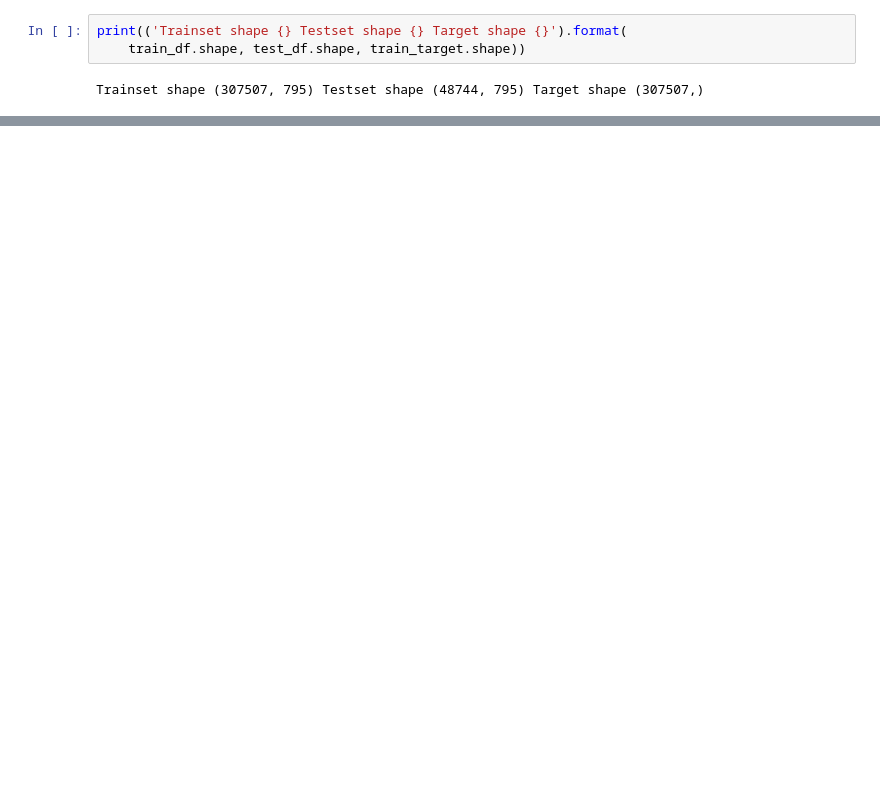
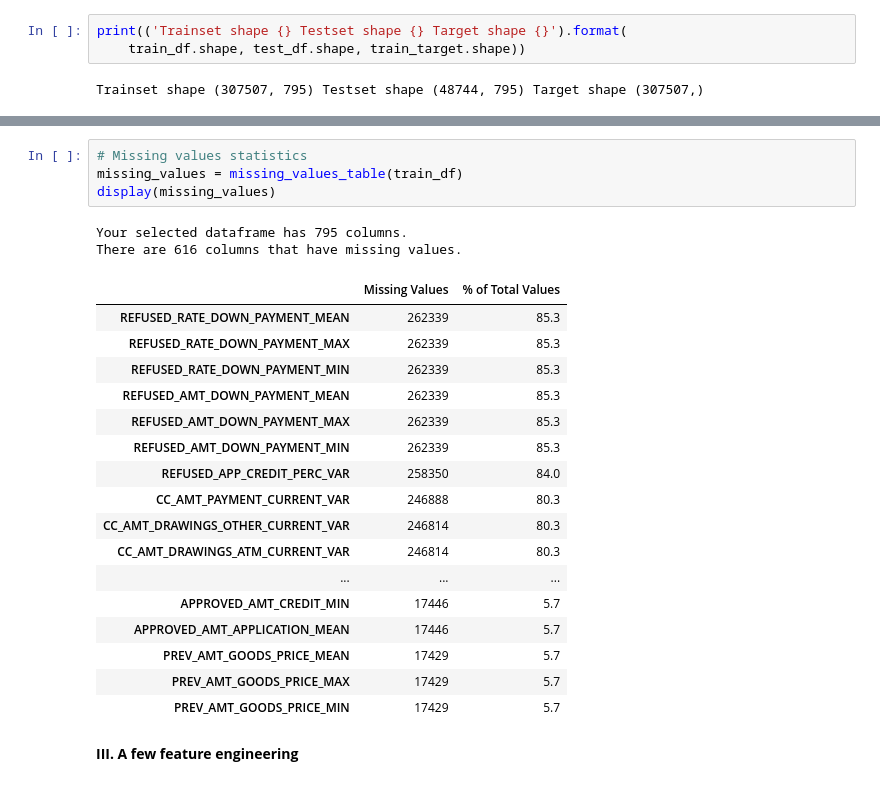
Before and after one commit to drdjekyl/P7, a Jupyter notebook: P7_A_Model.ipynb, the cells around one changed output, grey strips where cells are left out. Drawn from its saved outputs; the diff is of its cells as text; blank space fills up the shorter version.

```diff
--- a/P7_A_Model.ipynb
+++ b/P7_A_Model.ipynb
@@ -944,0 +406,26 @@ train_df
+# %%
+# Missing values statistics
+missing_values = missing_values_table(train_df)
+display(missing_values)
+# %% [output]
+Your selected dataframe has 795 columns.
+There are 616 columns that have missing values.
+|  | Missing Values | % of Total Values |
+| REFUSED_RATE_DOWN_PAYMENT_MEAN | 262339 | 85.3 |
+| REFUSED_RATE_DOWN_PAYMENT_MAX | 262339 | 85.3 |
+| REFUSED_RATE_DOWN_PAYMENT_MIN | 262339 | 85.3 |
+| REFUSED_AMT_DOWN_PAYMENT_MEAN | 262339 | 85.3 |
+| REFUSED_AMT_DOWN_PAYMENT_MAX | 262339 | 85.3 |
+| REFUSED_AMT_DOWN_PAYMENT_MIN | 262339 | 85.3 |
+| REFUSED_APP_CREDIT_PERC_VAR | 258350 | 84.0 |
+| CC_AMT_PAYMENT_CURRENT_VAR | 246888 | 80.3 |
+| CC_AMT_DRAWINGS_OTHER_CURRENT_VAR | 246814 | 80.3 |
+| CC_AMT_DRAWINGS_ATM_CURRENT_VAR | 246814 | 80.3 |
+| ... | ... | ... |
+| APPROVED_AMT_CREDIT_MIN | 17446 | 5.7 |
+| APPROVED_AMT_APPLICATION_MEAN | 17446 | 5.7 |
+| PREV_AMT_GOODS_PRICE_MEAN | 17429 | 5.7 |
+| PREV_AMT_GOODS_PRICE_MAX | 17429 | 5.7 |
+| PREV_AMT_GOODS_PRICE_MIN | 17429 | 5.7 |
+# %% [markdown]
+**III. A few feature engineering**
```
Also changed, not shown: parts of 56 cells of this notebook.
